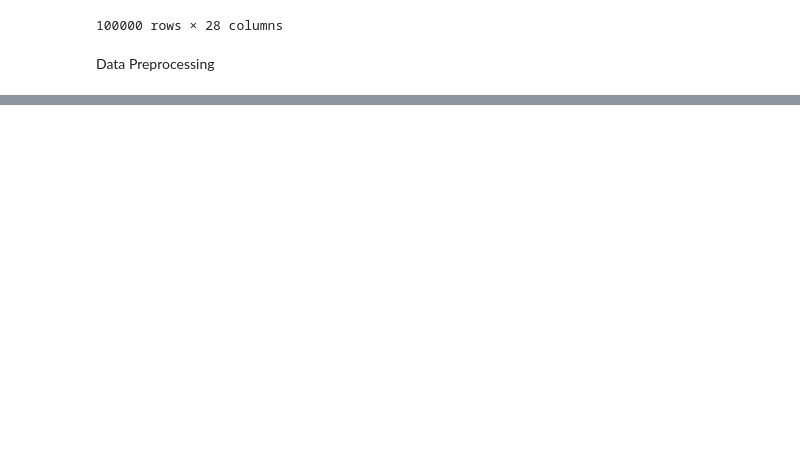
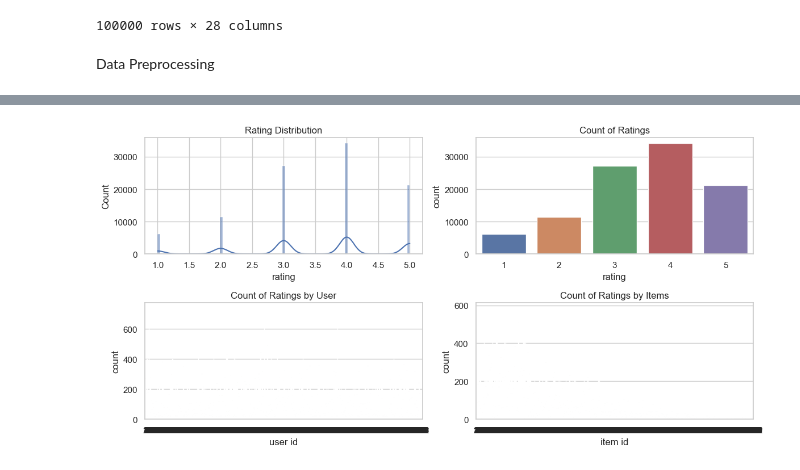
Before and after one commit to ArjunVylat/Movie-Recommendation-System, a Jupyter notebook: movie_recommendation_system.ipynb, the cells around one changed output, grey strips where cells are left out. Saved outputs shown, nothing was run; the diff lists cells and outputs as text; code cells hidden in the pictures; blank space fills up the shorter version.

```diff
--- a/movie_recommendation_system.ipynb
+++ b/movie_recommendation_system.ipynb
@@ -168,0 +185,26 @@ dtype: int64
+# %%
+import matplotlib.pyplot as plt
+import seaborn as sns
+
+plt.figure(figsize= (12, 6))
+sns.set(style = 'whitegrid')
+plt.subplot(2 ,2, 1)
+sns.histplot(ratings_df['rating'], kde = True)
+plt.title('Rating Distribution')
+
+plt.subplot(2, 2, 2)
+sns.countplot(x = 'rating', data= ratings_df)
+plt.title('Count of Ratings')
+
+plt.subplot(2, 2, 3)
+sns.countplot(x = 'user id', data= ratings_df)
+plt.title('Count of Ratings by User')
+
+plt.subplot(2, 2, 4)
+sns.countplot(x = 'item id', data  = ratings_df)
+plt.title('Count of Ratings by Items')
+
+plt.tight_layout()
+plt.show()
+# %% [output]
+[figure, added]
```
Also changed, not shown: parts of 12 cells of this notebook.
